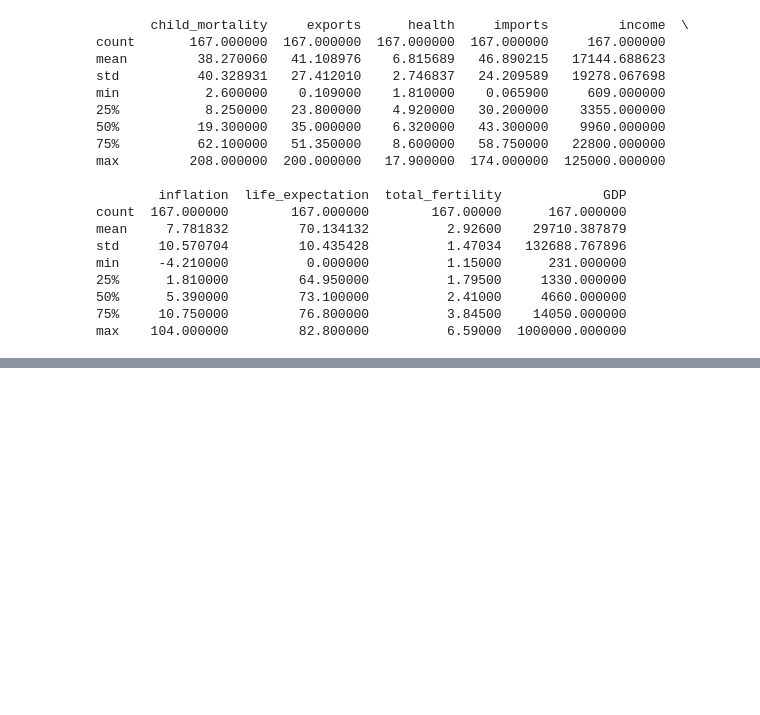
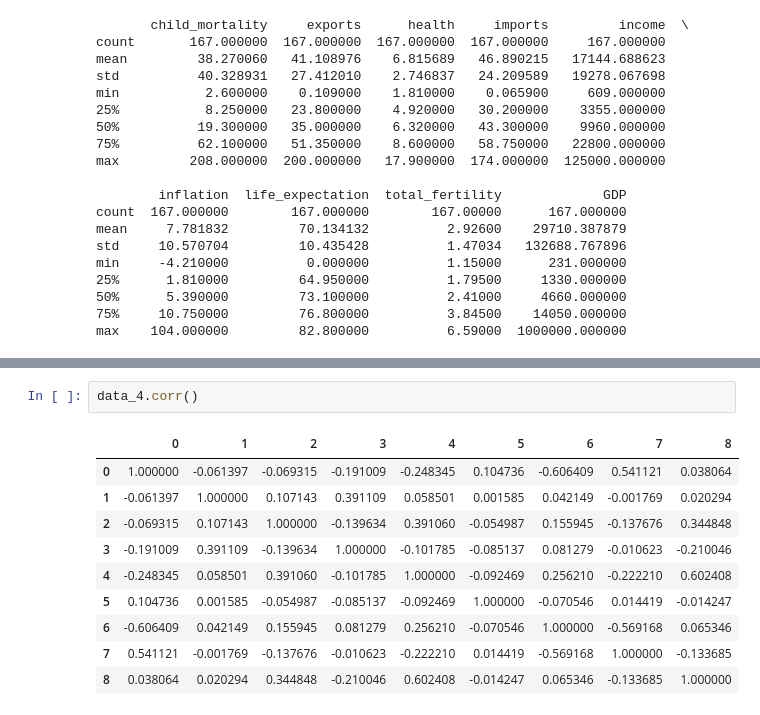
Before and after one commit to EvanEpivent5/odata, a Jupyter notebook: scripts/main.ipynb, the cells around one changed output, grey strips where cells are left out. Drawn from its saved outputs; the diff is of its cells as text; blank space fills up the shorter version.

```diff
--- a/scripts/main.ipynb
+++ b/scripts/main.ipynb
@@ -99,0 +172,13 @@ AxesSubplot(0.125,0.125;0.775x0.755)
+# %%
+data_4.corr()
+# %% [output]
+|  | 0 | 1 | 2 | 3 | 4 | 5 | 6 | 7 | 8 |
+| 0 | 1.000000 | -0.061397 | -0.069315 | -0.191009 | -0.248345 | 0.104736 | -0.606409 | 0.541121 | 0.038064 |
+| 1 | -0.061397 | 1.000000 | 0.107143 | 0.391109 | 0.058501 | 0.001585 | 0.042149 | -0.001769 | 0.020294 |
+| 2 | -0.069315 | 0.107143 | 1.000000 | -0.139634 | 0.391060 | -0.054987 | 0.155945 | -0.137676 | 0.344848 |
+| 3 | -0.191009 | 0.391109 | -0.139634 | 1.000000 | -0.101785 | -0.085137 | 0.081279 | -0.010623 | -0.210046 |
+| 4 | -0.248345 | 0.058501 | 0.391060 | -0.101785 | 1.000000 | -0.092469 | 0.256210 | -0.222210 | 0.602408 |
+| 5 | 0.104736 | 0.001585 | -0.054987 | -0.085137 | -0.092469 | 1.000000 | -0.070546 | 0.014419 | -0.014247 |
+| 6 | -0.606409 | 0.042149 | 0.155945 | 0.081279 | 0.256210 | -0.070546 | 1.000000 | -0.569168 | 0.065346 |
+| 7 | 0.541121 | -0.001769 | -0.137676 | -0.010623 | -0.222210 | 0.014419 | -0.569168 | 1.000000 | -0.133685 |
+| 8 | 0.038064 | 0.020294 | 0.344848 | -0.210046 | 0.602408 | -0.014247 | 0.065346 | -0.133685 | 1.000000 |
```
Also changed, not shown: parts of 10 cells of this notebook.
